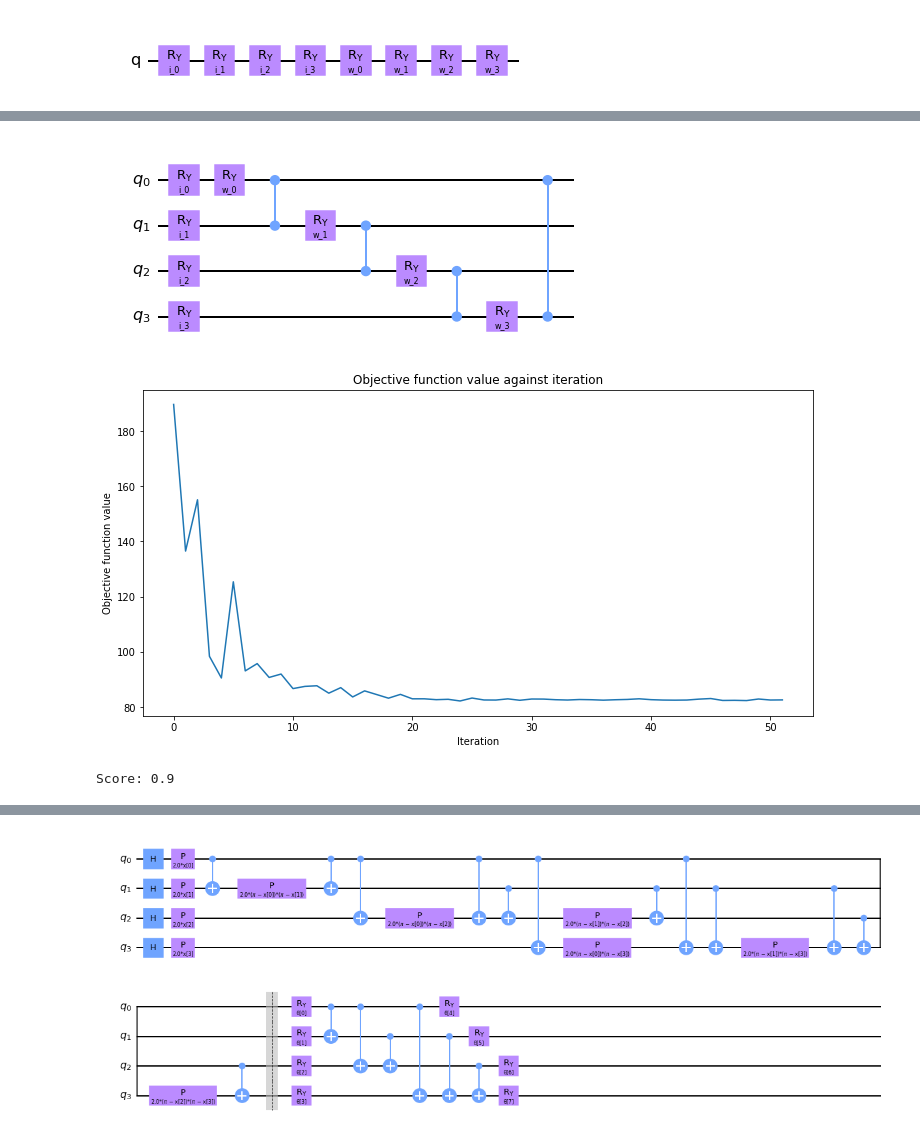
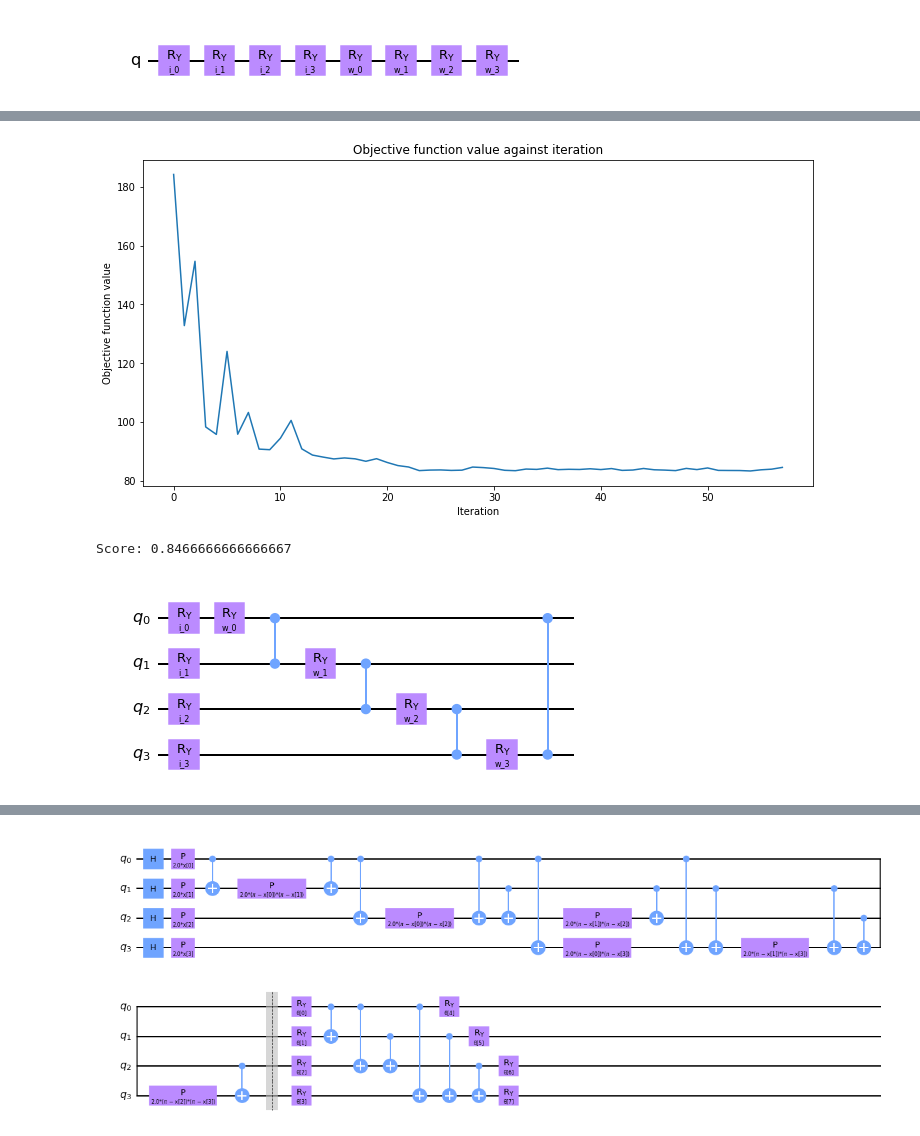
Before and after one commit to RicardoMonteiroSimoes/ZHAW_PAHS212, a Jupyter notebook: jupyter/qiskit_gradient_circuit.ipynb, the cells around one changed output, grey strips where cells are left out. Drawn from its saved outputs; the diff is of its cells as text; code cells hidden in the pictures.

```diff
--- a/jupyter/qiskit_gradient_circuit.ipynb
+++ b/jupyter/qiskit_gradient_circuit.ipynb
@@ -93,12 +91,15 @@ def fit_and_score(circuit_classifier, features, targets):
     print('Score: ' + str(score))
     return score, runtime
 # %%
-# parity maps bitstrings to 0 or 1
-output_shape = 1  # corresponds to the number of classes, possible outcomes of the (parity) mapping.
+# parity maps bitstrings to 0 or 1. As we have binary classification, we have 2 classes: 0 and 1
+output_shape = 2  # corresponds to the number of classes, possible outcomes of the (parity) mapping.
 def parity(x):
     return '{:b}'.format(x).count('1') % output_shape
 # %%
 # callback function that draws a live plot when the .fit() method is called
+
+# saves the calculated weights
+model_weights = []
 def callback_graph(weights, obj_func_eval):
     clear_output(wait=True)
     objective_func_vals.append(obj_func_eval)
@@ -107,4 +108,5 @@ def callback_graph(weights, obj_func_eval):
     plt.ylabel("Objective function value")
     plt.plot(range(len(objective_func_vals)), objective_func_vals)
     plt.show()
+    model_weights.append(weights)
 # %%
@@ -248,47 +343,38 @@ objective_func_vals = []
 # %%
-#okay, the accuracy is okay for a first try with 0.55. What if we split up the inputs and weights onto two? qubits?
-
-#we need to update the parity function to resemble 3 classes
-# parity maps bitstrings to 0 or 1
-output_shape = 3  # corresponds to the number of classes, possible outcomes of the (parity) mapping.
-def parity(x):
-    return '{:b}'.format(x).count('1') % output_shape
-
+#Accuracy increase. What if we now add entanglement using CZ-Gates?
 
 feature_map = QuantumCircuit(4)
 ansatz = QuantumCircuit(4)
 for i in range(len(normalized_features[1])):
     feature_map.ry(Parameter('i_' + str(i)),i)
     ansatz.ry(Parameter('w_' + str(i)),i)
     ansatz.cz(i, (i+1)%4)
 
 
 qc = QuantumCircuit(4)
 qc.append(feature_map, range(4))
 qc.append(ansatz, range(4))
 
 circuit_qnn = CircuitQNN(circuit=qc,
                          input_params=feature_map.parameters,
                          weight_params=ansatz.parameters,
                          interpret=parity,
                          output_shape=output_shape,
                          quantum_instance=quantum_instance)
 
 # construct classifier
 circuit_classifier = NeuralNetworkClassifier(neural_network=circuit_qnn,
                                              optimizer=COBYLA(),
                                              callback=callback_graph)
 
+# create empty array for callback to store evaluations of the objective function
+objective_func_vals = []
+score, runtime = fit_and_score(circuit_classifier, normalized_features, targets)
+complexity = qc.decompose().width() * qc.decompose().depth()
+
+stats.append([runtime, score, complexity])
 display(qc.decompose().draw('mpl'))
 # %% [output]
-[figure, old version]
+[figure, new version]
+Score: 0.8466666666666667
+[figure, added]
-# %%
-# create empty array for callback to store evaluations of the objective function
-objective_func_vals = []
-score, runtime = fit_and_score(circuit_classifier, normalized_features, targets)
-complexity = qc.decompose().width() * qc.decompose().depth()
-
-stats.append([runtime, score, complexity])
-# %% [output]
-[figure, removed]
-Score: 0.9
```
Also changed, not shown: parts of 27 cells of this notebook, 1 other file.
